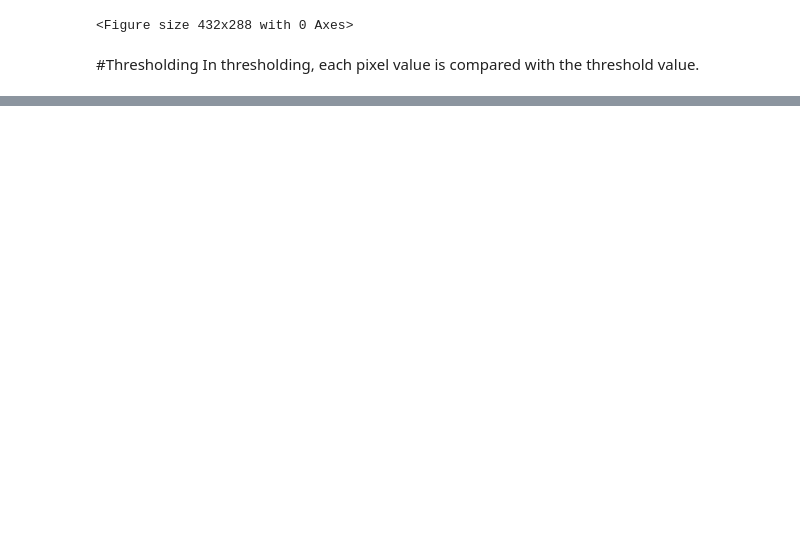
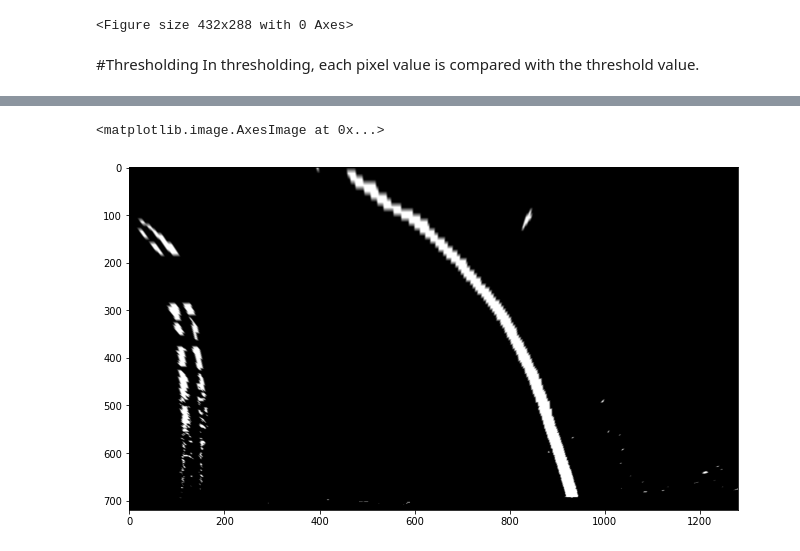
Before and after one commit to MohamedAbdelAzeem/Lane-Detection, a Jupyter notebook: Lane_Detection.ipynb, the cells around one changed output, grey strips where cells are left out. Drawn from its saved outputs; the diff is of its cells as text; code cells hidden in the pictures; blank space fills up the shorter version.

```diff
--- a/Lane_Detection.ipynb
+++ b/Lane_Detection.ipynb
@@ -145,0 +159,23 @@ ax4.imshow(res, vmin=0, vmax=255, cmap='gray')
+# %%
+ """Init PerspectiveTransformation."""
+src = np.float32([(550, 460),     # top-left
+                      (150, 720),     # bottom-left
+                      (1200, 720),    # bottom-right
+                      (770, 460)])    # top-right
+dst = np.float32([(100, 0),
+                      (100, 720),
+                      (1100, 720),
+                      (1100, 0)])
+
+img_size=(1280, 720)
+flags=cv2.INTER_LINEAR
+M = cv2.getPerspectiveTransform(src, dst)
+
+result_Image = cv2.warpPerspective(thresh_Lchannel, M, img_size, flags)
+
+f = plt.figure(figsize=(24, 16))
+ax1 = f.add_subplot(2, 2, 1)
+ax1.imshow(result_Image, vmin=0, vmax=255, cmap='gray')
+# %% [output]
+<matplotlib.image.AxesImage at 0x...>
+[figure, added]
```
Also changed, not shown: parts of 3 cells of this notebook.
